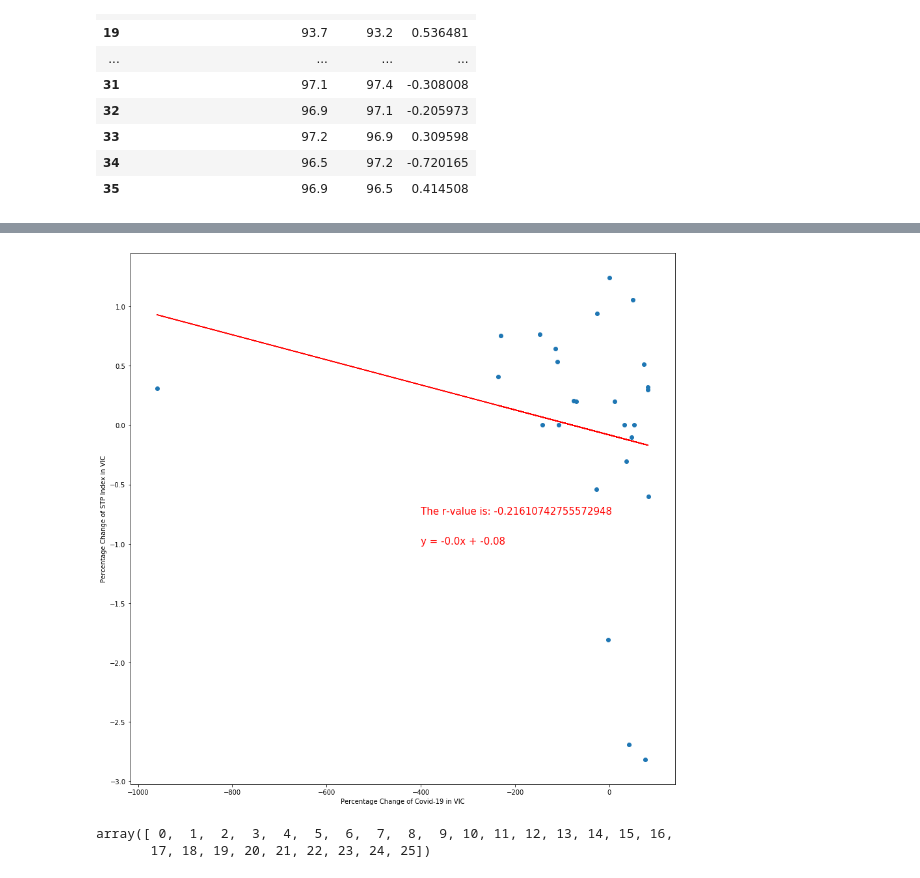
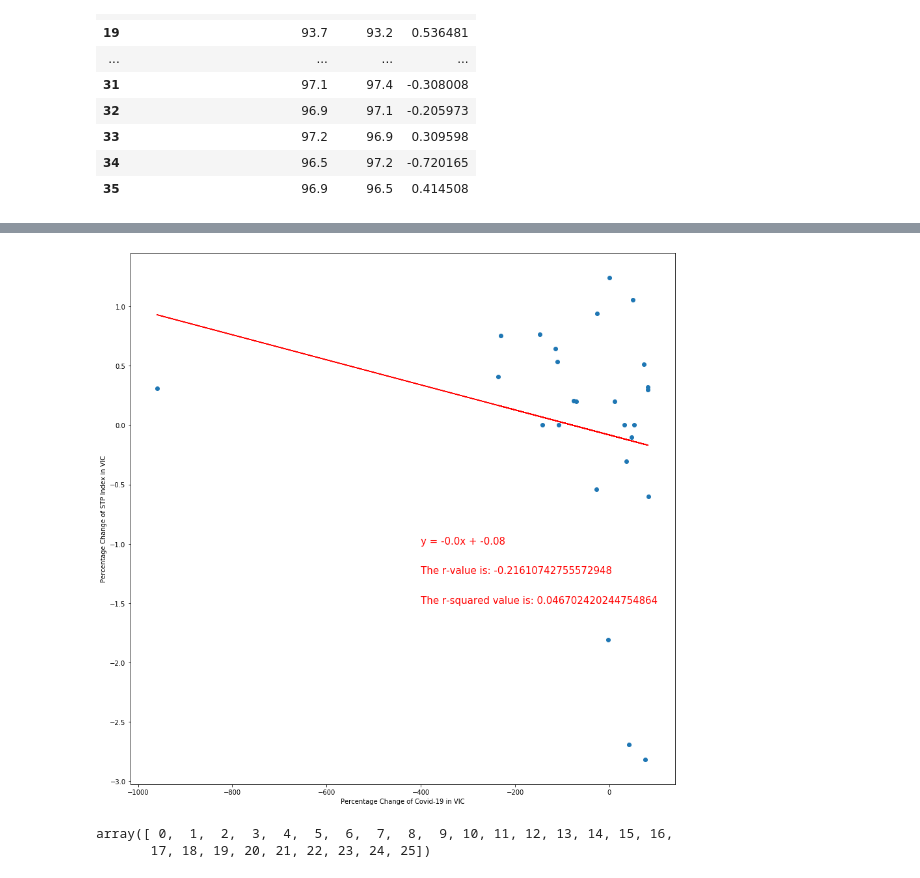
Before and after one commit to ali-beer/covid_payroll_project, a Jupyter notebook: graph_linregress.ipynb, the cells around one changed output, grey strips where cells are left out. Saved outputs shown, nothing was run; the diff lists cells and outputs as text; code cells hidden in the pictures.

```diff
--- a/graph_linregress.ipynb
+++ b/graph_linregress.ipynb
@@ -156,20 +182,22 @@ The r-squared value is: 0.017713077306362034
 # %%
 plt.figure(figsize=((15,15)))
 x_val = wa_covid["percentage"]
 y_val = wa_df["diff"]
 (slope, intercept, rvalue, pvalue, stderr) = st.linregress(x_val, y_val)
 regress_values = x_val * slope + intercept
 line_eq = "y = " + str(round(slope,2)) + "x + " + str(round(intercept,2))
 r = "The r-value is: " + str(rvalue)
+rsq = "The r-squared value is: " + str(rvalue**2)
+plt.annotate(rsq,(-400,-1.5),fontsize=15,color="red")
 plt.annotate(line_eq,(-400,-1),fontsize=15,color="red")
-plt.annotate(r,(-400,-0.75),fontsize=15,color="red")
+plt.annotate(r,(-400,-1.25),fontsize=15,color="red")
 plt.xlabel("Percentage Change of Covid-19 in VIC")
 plt.ylabel("Percentage Change of STP Index in VIC")
 plt.plot(x_val,regress_values,"r-")
 plt.scatter(wa_covid["percentage"],wa_df["diff"])
 plt.savefig("wa_corr.png")
 # %% [output]
-[figure, old version]
+[figure, new version]
 # %%
 x_axis = np.arange(len(qld_covid["percentage"]))
 x_axis
```
Also changed, not shown: parts of 6 cells of this notebook.
